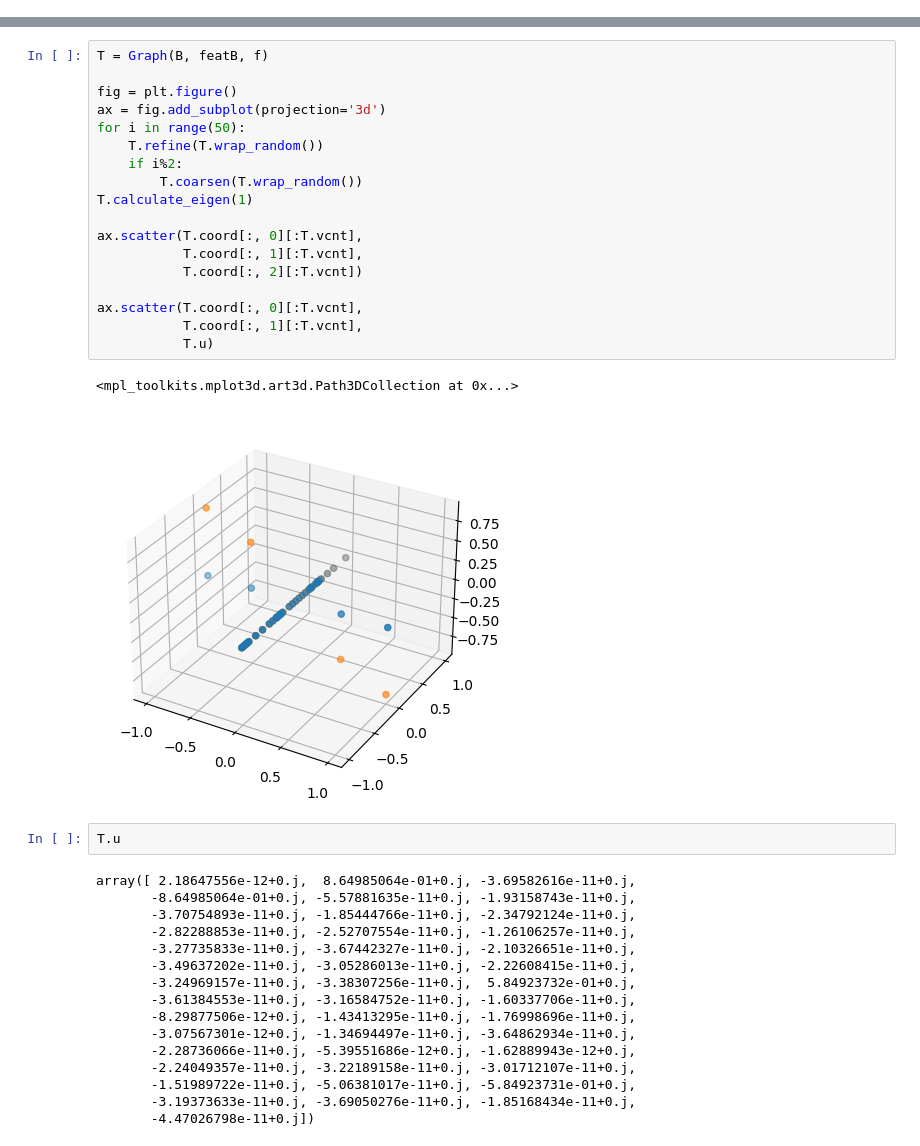
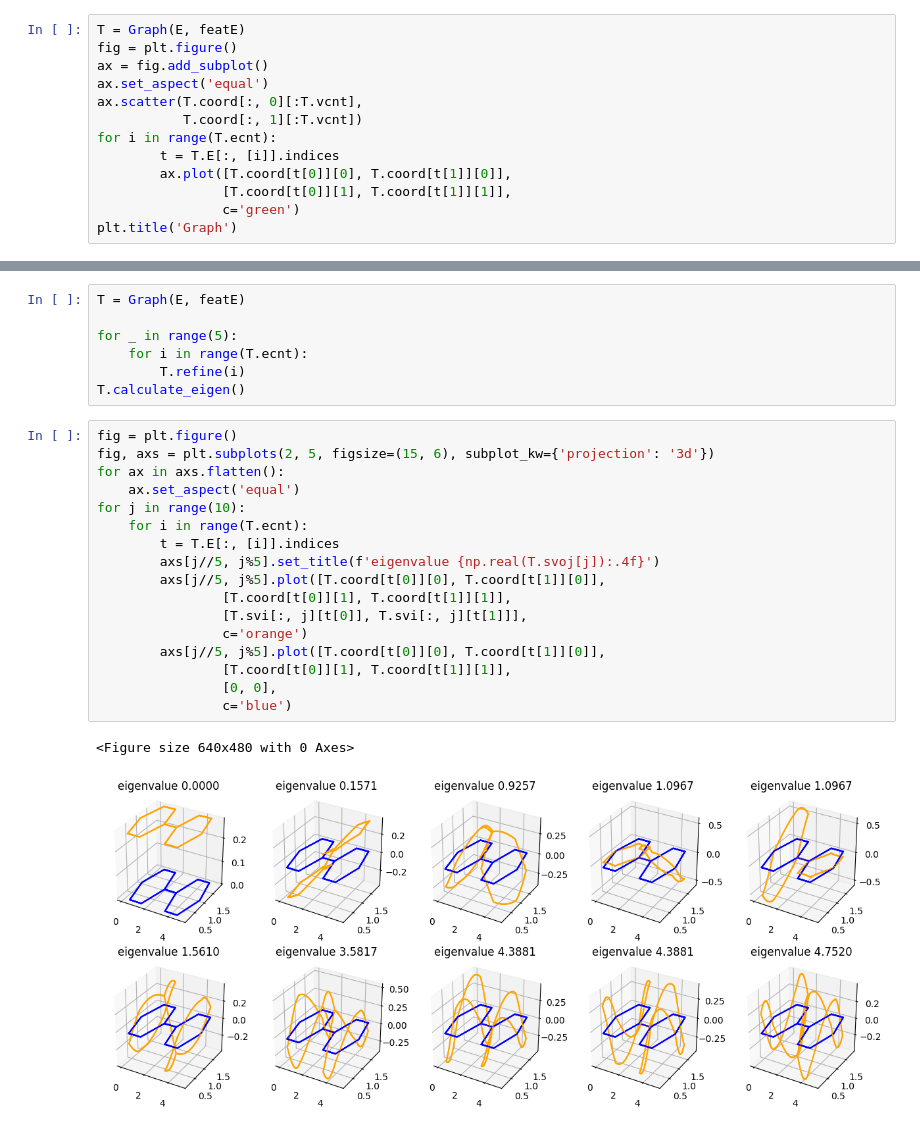
Before and after one commit to MislavGT/diplomski, a Jupyter notebook: graph.ipynb, the cells around one changed output, grey strips where cells are left out. Cells and saved outputs as stored; diff of their text form.

Commit message:
graphs

```diff
--- a/graph.ipynb
+++ b/graph.ipynb
@@ -74,0 +176,13 @@ featD = np.array([[0, 0, 0],
+# %%
+T = Graph(E, featE)
+fig = plt.figure()
+ax = fig.add_subplot()
+ax.set_aspect('equal')
+ax.scatter(T.coord[:, 0][:T.vcnt],
+           T.coord[:, 1][:T.vcnt])
+for i in range(T.ecnt):
+        t = T.E[:, [i]].indices
+        ax.plot([T.coord[t[0]][0], T.coord[t[1]][0]],
+                [T.coord[t[0]][1], T.coord[t[1]][1]],
+                c='green')
+plt.title('Graph')
@@ -75,39 +193,27 @@ featD = np.array([[0, 0, 0],
+# %%
+T = Graph(E, featE)
+
+for _ in range(5):
+    for i in range(T.ecnt):
+        T.refine(i)
+T.calculate_eigen()
 # %%
-T = Graph(B, featB, f)
-
 fig = plt.figure()
-ax = fig.add_subplot(projection='3d')
-for i in range(50):
-    T.refine(T.wrap_random())
-    if i%2:
-        T.coarsen(T.wrap_random())
-T.calculate_eigen(1)
-
-ax.scatter(T.coord[:, 0][:T.vcnt],
-           T.coord[:, 1][:T.vcnt],
-           T.coord[:, 2][:T.vcnt])
-
-ax.scatter(T.coord[:, 0][:T.vcnt],
-           T.coord[:, 1][:T.vcnt],
-           T.u)
+fig, axs = plt.subplots(2, 5, figsize=(15, 6), subplot_kw={'projection': '3d'})
+for ax in axs.flatten():
+    ax.set_aspect('equal')
+for j in range(10):
+    for i in range(T.ecnt):
+        t = T.E[:, [i]].indices
+        axs[j//5, j%5].set_title(f'eigenvalue {np.real(T.svoj[j]):.4f}')
+        axs[j//5, j%5].plot([T.coord[t[0]][0], T.coord[t[1]][0]],
+                [T.coord[t[0]][1], T.coord[t[1]][1]],
+                [T.svi[:, j][t[0]], T.svi[:, j][t[1]]],
+                c='orange')
+        axs[j//5, j%5].plot([T.coord[t[0]][0], T.coord[t[1]][0]],
+                [T.coord[t[0]][1], T.coord[t[1]][1]],
+                [0, 0],
+                c='blue')
 # %% [output]
-<mpl_toolkits.mplot3d.art3d.Path3DCollection at 0x...>
+<Figure size 640x480 with 0 Axes>
-[figure, old version]
+[figure, new version]
-# %%
-T.u
-# %% [output]
-array([ 2.18647556e-12+0.j,  8.64985064e-01+0.j, -3.69582616e-11+0.j,
-       -8.64985064e-01+0.j, -5.57881635e-11+0.j, -1.93158743e-11+0.j,
-       -3.70754893e-11+0.j, -1.85444766e-11+0.j, -2.34792124e-11+0.j,
-       -2.82288853e-11+0.j, -2.52707554e-11+0.j, -1.26106257e-11+0.j,
-       -3.27735833e-11+0.j, -3.67442327e-11+0.j, -2.10326651e-11+0.j,
-       -3.49637202e-11+0.j, -3.05286013e-11+0.j, -2.22608415e-11+0.j,
-       -3.24969157e-11+0.j, -3.38307256e-11+0.j,  5.84923732e-01+0.j,
-       -3.61384553e-11+0.j, -3.16584752e-11+0.j, -1.60337706e-11+0.j,
-       -8.29877506e-12+0.j, -1.43413295e-11+0.j, -1.76998696e-11+0.j,
-       -3.07567301e-12+0.j, -1.34694497e-11+0.j, -3.64862934e-11+0.j,
-       -2.28736066e-11+0.j, -5.39551686e-12+0.j, -1.62889943e-12+0.j,
-       -2.24049357e-11+0.j, -3.22189158e-11+0.j, -3.01712107e-11+0.j,
-       -1.51989722e-11+0.j, -5.06381017e-11+0.j, -5.84923731e-01+0.j,
-       -3.19373633e-11+0.j, -3.69050276e-11+0.j, -1.85168434e-11+0.j,
-       -4.47026798e-11+0.j])
```
Also changed, not shown: parts of 13 cells of this notebook, 7 other files.
